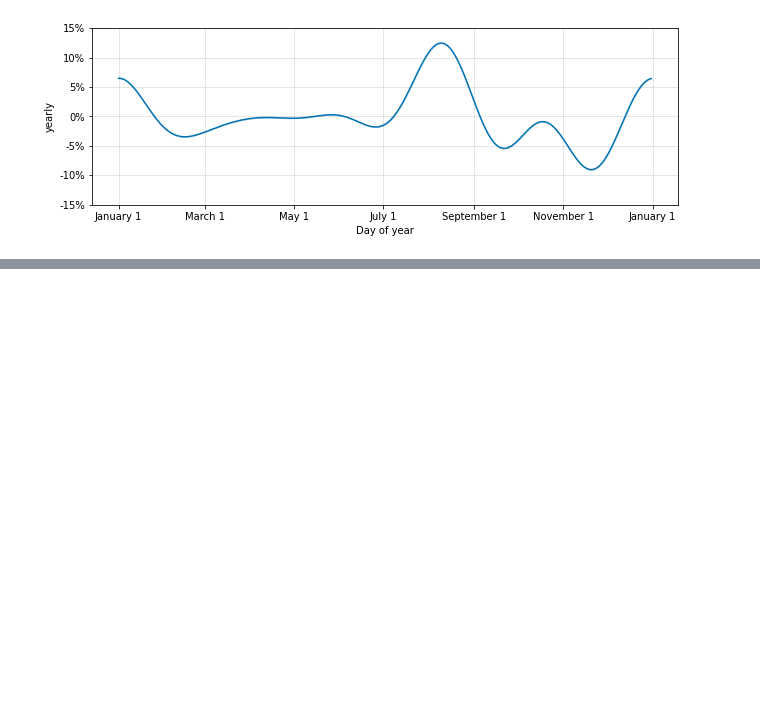
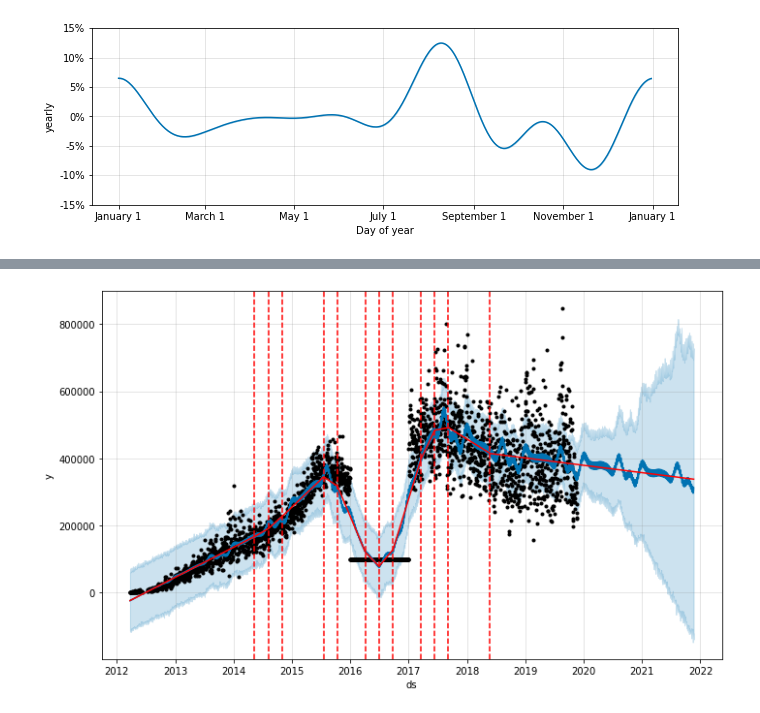
Before and after one commit to caiosainvallio/time-series, a Jupyter notebook: prophet/08_outliers-special-events.ipynb, the cells around one changed output, grey strips where cells are left out. Drawn from its saved outputs; the diff is of its cells as text; code cells hidden in the pictures; blank space fills up the shorter version.

```diff
--- a/prophet/08_outliers-special-events.ipynb
+++ b/prophet/08_outliers-special-events.ipynb
@@ -86,0 +93,7 @@ plt.show()
+# %%
+df3 = df.copy()
+df3.loc[df3['ds'].dt.year == 2016, 'y'] = 100000
+# %%
+model = Prophet(seasonality_mode='multiplicative',
+                yearly_seasonality=6)
+model.fit(df3)
@@ -86,0 +124,8 @@ plt.show()
+# %%
+future = model.make_future_dataframe(periods=365 * 2)
+forecast = model.predict(future)
+fig = model.plot(forecast)
+add_changepoints_to_plot(fig.gca(), model, forecast)
+plt.show()
+# %% [output]
+[figure, added]
```
Also changed, not shown: parts of 7 cells of this notebook.
